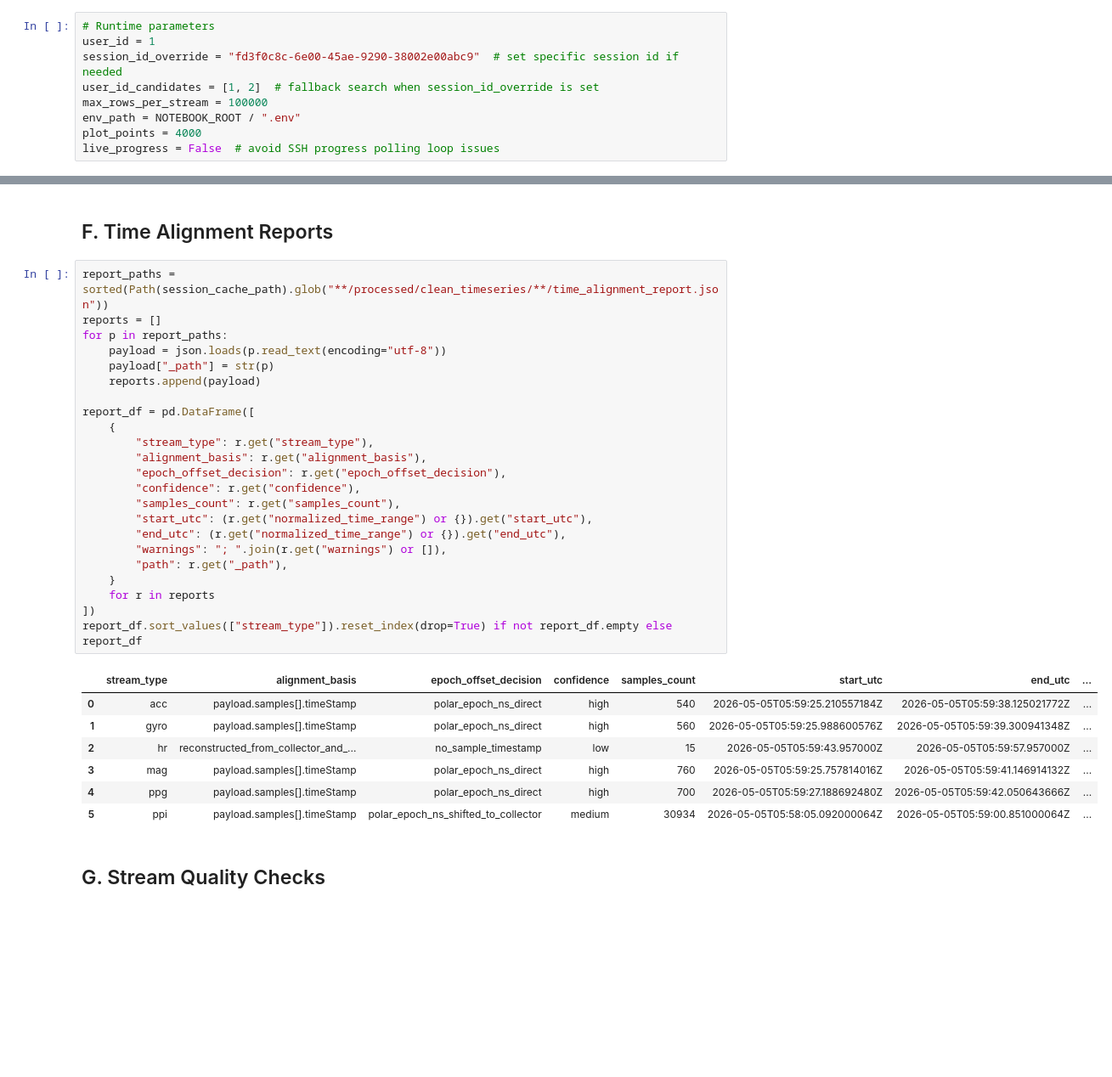
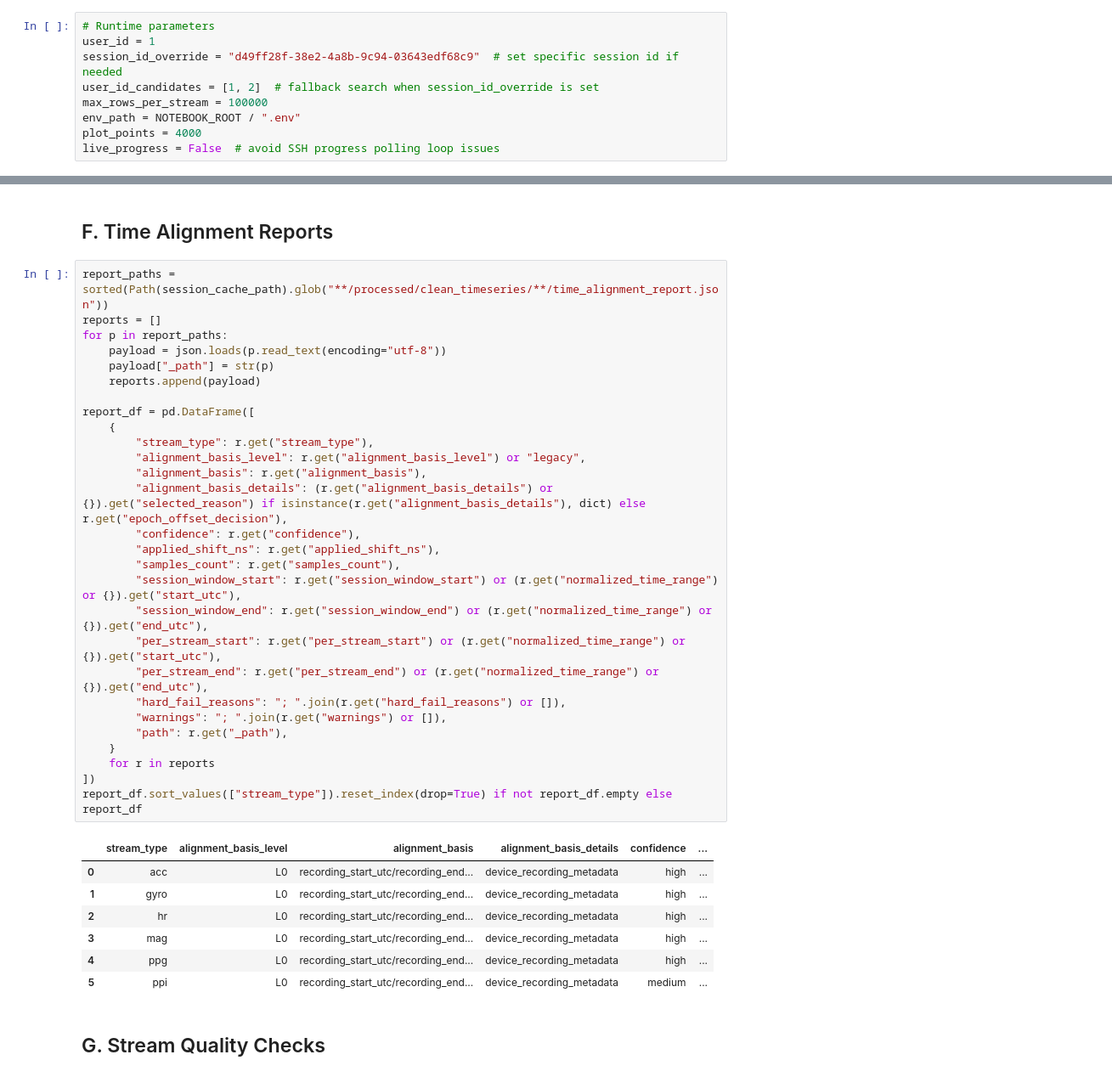
Before and after one commit to ponomarmax/homelab, a Jupyter notebook: notebooks/02_verity_offline_runbook.ipynb, the cells around one changed output, grey strips where cells are left out. Shown at 85% size. Drawn from its saved outputs; the diff is of its cells as text; blank space fills up the shorter version.

```diff
--- a/notebooks/02_verity_offline_runbook.ipynb
+++ b/notebooks/02_verity_offline_runbook.ipynb
@@ -26,7 +26,7 @@ pd.set_option("display.width", 220)
 # %%
 # Runtime parameters
 user_id = 1
-session_id_override = "fd3f0c8c-6e00-45ae-9290-38002e00abc9"  # set specific session id if needed
+session_id_override = "d49ff28f-38e2-4a8b-9c94-03643edf68c9"  # set specific session id if needed
 user_id_candidates = [1, 2]  # fallback search when session_id_override is set
 max_rows_per_stream = 100000
 env_path = NOTEBOOK_ROOT / ".env"
@@ -130,34 +130,39 @@ raw streams: ['acc', 'gyro', 'hr', 'mag', 'ppg', 'ppi']
 # %%
 report_paths = sorted(Path(session_cache_path).glob("**/processed/clean_timeseries/**/time_alignment_report.json"))
 reports = []
 for p in report_paths:
     payload = json.loads(p.read_text(encoding="utf-8"))
     payload["_path"] = str(p)
     reports.append(payload)
 
 report_df = pd.DataFrame([
     {
         "stream_type": r.get("stream_type"),
+        "alignment_basis_level": r.get("alignment_basis_level") or "legacy",
         "alignment_basis": r.get("alignment_basis"),
-        "epoch_offset_decision": r.get("epoch_offset_decision"),
+        "alignment_basis_details": (r.get("alignment_basis_details") or {}).get("selected_reason") if isinstance(r.get("alignment_basis_details"), dict) else r.get("epoch_offset_decision"),
         "confidence": r.get("confidence"),
+        "applied_shift_ns": r.get("applied_shift_ns"),
         "samples_count": r.get("samples_count"),
-        "start_utc": (r.get("normalized_time_range") or {}).get("start_utc"),
-        "end_utc": (r.get("normalized_time_range") or {}).get("end_utc"),
+        "session_window_start": r.get("session_window_start") or (r.get("normalized_time_range") or {}).get("start_utc"),
+        "session_window_end": r.get("session_window_end") or (r.get("normalized_time_range") or {}).get("end_utc"),
+        "per_stream_start": r.get("per_stream_start") or (r.get("normalized_time_range") or {}).get("start_utc"),
+        "per_stream_end": r.get("per_stream_end") or (r.get("normalized_time_range") or {}).get("end_utc"),
+        "hard_fail_reasons": "; ".join(r.get("hard_fail_reasons") or []),
         "warnings": "; ".join(r.get("warnings") or []),
         "path": r.get("_path"),
     }
     for r in reports
 ])
 report_df.sort_values(["stream_type"]).reset_index(drop=True) if not report_df.empty else report_df
 # %% [output]
-|  | stream_type | alignment_basis | epoch_offset_decision | confidence | samples_count | start_utc | end_utc | ... |
-| 0 | acc | payload.samples[].timeStamp | polar_epoch_ns_direct | high | 540 | 2026-05-05T05:59:25.210557184Z | 2026-05-05T05:59:38.125021772Z | ... |
-| 1 | gyro | payload.samples[].timeStamp | polar_epoch_ns_direct | high | 560 | 2026-05-05T05:59:25.988600576Z | 2026-05-05T05:59:39.300941348Z | ... |
-| 2 | hr | reconstructed_from_collector_and_... | no_sample_timestamp | low | 15 | 2026-05-05T05:59:43.957000Z | 2026-05-05T05:59:57.957000Z | ... |
-| 3 | mag | payload.samples[].timeStamp | polar_epoch_ns_direct | high | 760 | 2026-05-05T05:59:25.757814016Z | 2026-05-05T05:59:41.146914132Z | ... |
-| 4 | ppg | payload.samples[].timeStamp | polar_epoch_ns_direct | high | 700 | 2026-05-05T05:59:27.188692480Z | 2026-05-05T05:59:42.050643666Z | ... |
-| 5 | ppi | payload.samples[].timeStamp | polar_epoch_ns_shifted_to_collector | medium | 30934 | 2026-05-05T05:58:05.092000064Z | 2026-05-05T05:59:00.851000064Z | ... |
+|  | stream_type | alignment_basis_level | alignment_basis | alignment_basis_details | confidence | ... |
+| 0 | acc | L0 | recording_start_utc/recording_end... | device_recording_metadata | high | ... |
+| 1 | gyro | L0 | recording_start_utc/recording_end... | device_recording_metadata | high | ... |
+| 2 | hr | L0 | recording_start_utc/recording_end... | device_recording_metadata | high | ... |
+| 3 | mag | L0 | recording_start_utc/recording_end... | device_recording_metadata | high | ... |
+| 4 | ppg | L0 | recording_start_utc/recording_end... | device_recording_metadata | high | ... |
+| 5 | ppi | L0 | recording_start_utc/recording_end... | device_recording_metadata | medium | ... |
 # %% [markdown]
 ## G. Stream Quality Checks
 # %%
```
Also changed, not shown: parts of 7 cells of this notebook, 17 other files.
